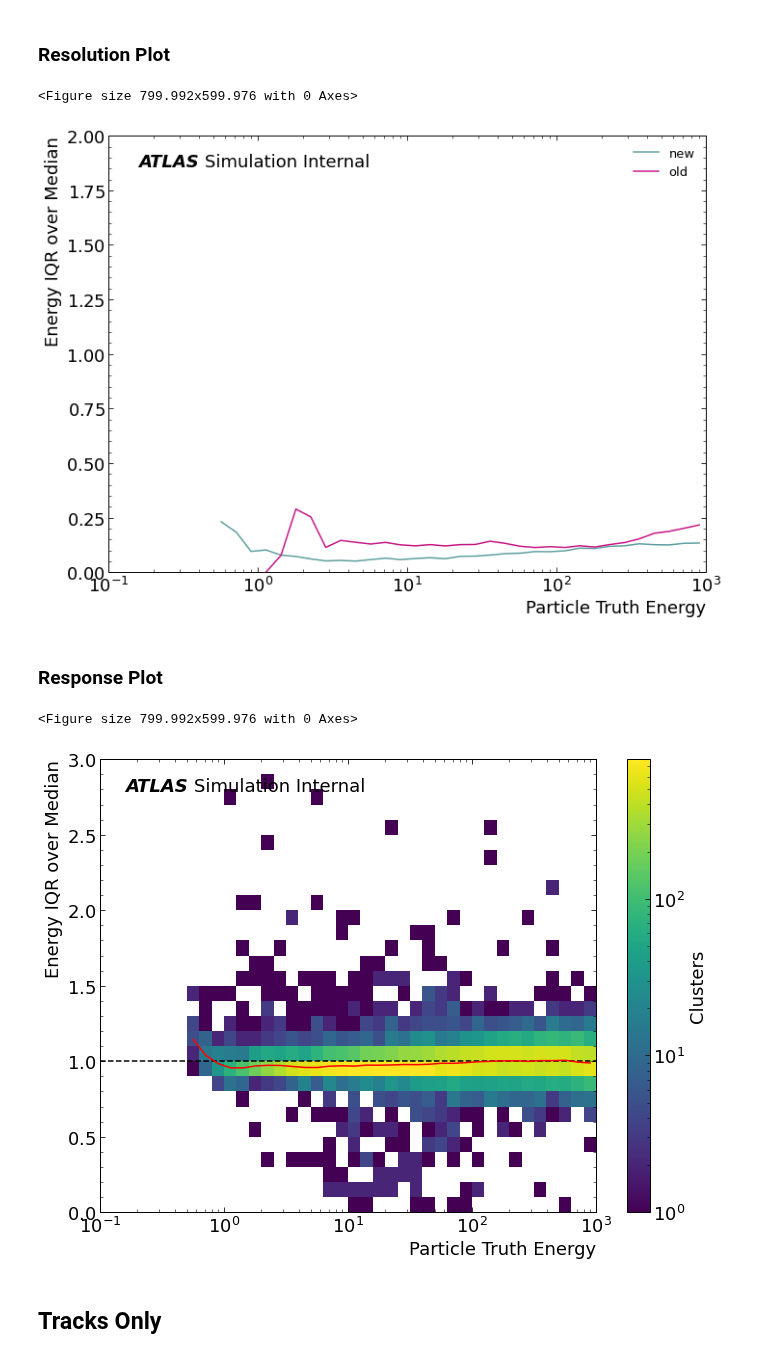
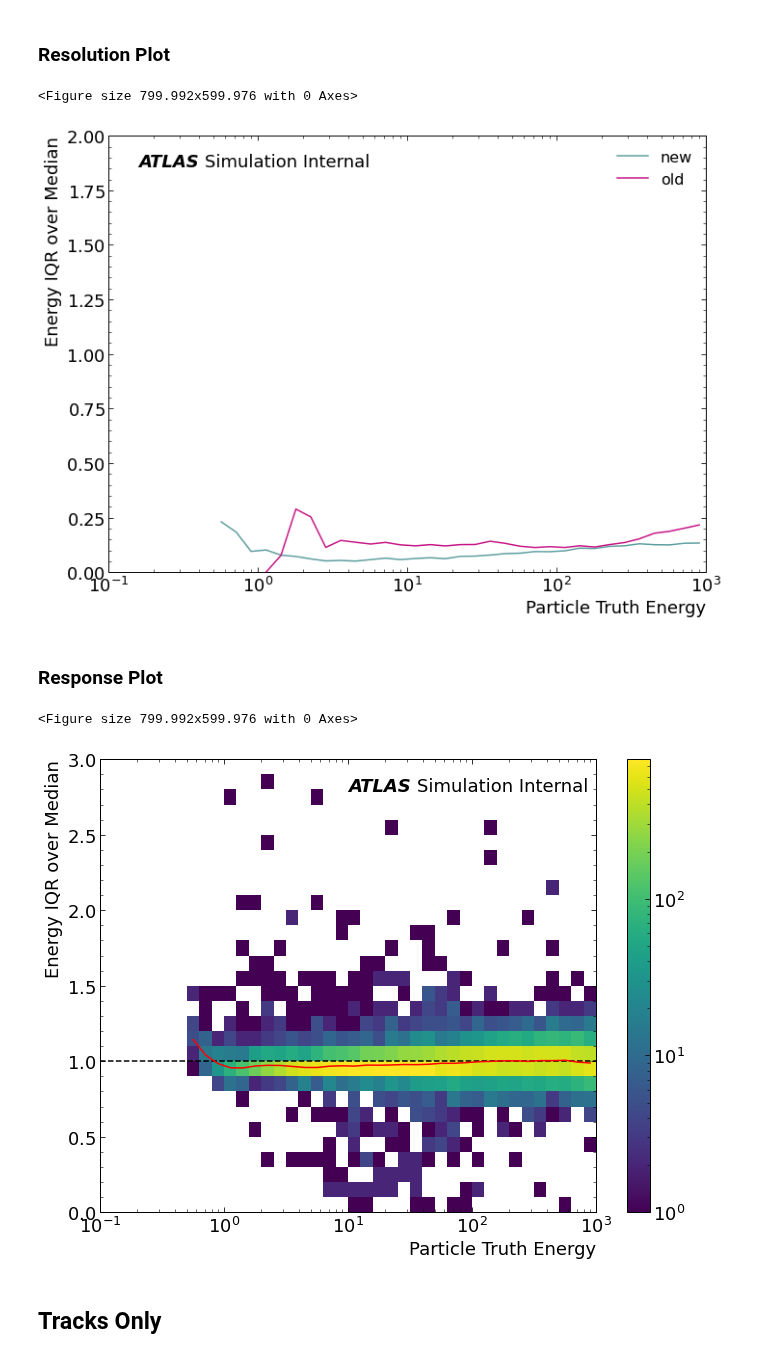
Before and after one commit to russbate42/UBCPionML, a Jupyter notebook: regression/View_Script_Results.ipynb, the cells around one changed output. Drawn from its saved outputs; the diff is of its cells as text; code cells hidden in the pictures.

```diff
--- a/regression/View_Script_Results.ipynb
+++ b/regression/View_Script_Results.ipynb
@@ -343,34 +332,35 @@ plt.show()
 # %% [markdown]
 ### Resolution Plot
 # %%
-filedest='Regression_Plots/April22/PFN_base_norm_comparison'+\
-            'IQRoverMed_1600batch_LR1e-3_2022-04-26.png'
-# filedest=''
+# filedest='Regression_Plots/April22/PFN_base_norm_comparison'+\
+#             'IQRoverMed_1600batch_LR1e-3_2022-04-26.png'
+filedest=''
 reso_plot = ru.resolutionPlot(x=[targ_base, targ_bold],
                     y=[response_base, response_bold],
                     figfile=filedest,
                     statistic='iqrOverMed', xlabel='Particle Truth Energy', ylabel='Energy IQR over Median',
                     atlas_x=.05, atlas_y=.96, simulation=True,
                     textlist=[], colors=['cadetblue', 'mediumvioletred'],
-                             labels=['new', 'old'])
+                    labels=['new', 'old'],
+                    leg_font_size=16)
 # %% [output]
 <Figure size 799.992x599.976 with 0 Axes>
-[figure, old version]
+[figure, new version]
 # %% [markdown]
 ### Response Plot
 # %%
 # filedest = 'Regression_Plots/April22/STMC_ResponsePlot_'+\
 #             '_1600batch_LR1e-3_2022-04-26.png'
 filedest=''
 resp_plot = ru.responsePlot(x=targ_base,
                     y=response_base,
                     figfile=filedest,
                     statistic='median', xlabel='Particle Truth Energy', ylabel='Energy IQR over Median',
-                    atlas_x=.05, atlas_y=.96, simulation=True,
-                    textlist=[])
+                    atlas_x=.5, atlas_y=.96, simulation=True,
+                    textlist=[], cblabel='')
 # %% [output]
 <Figure size 799.992x599.976 with 0 Axes>
-[figure, old version]
+[figure, new version]
 # %% [markdown]
 ## Tracks Only
 # %% [markdown]
```
Also changed, not shown: parts of 16 cells of this notebook, 11 other files.
